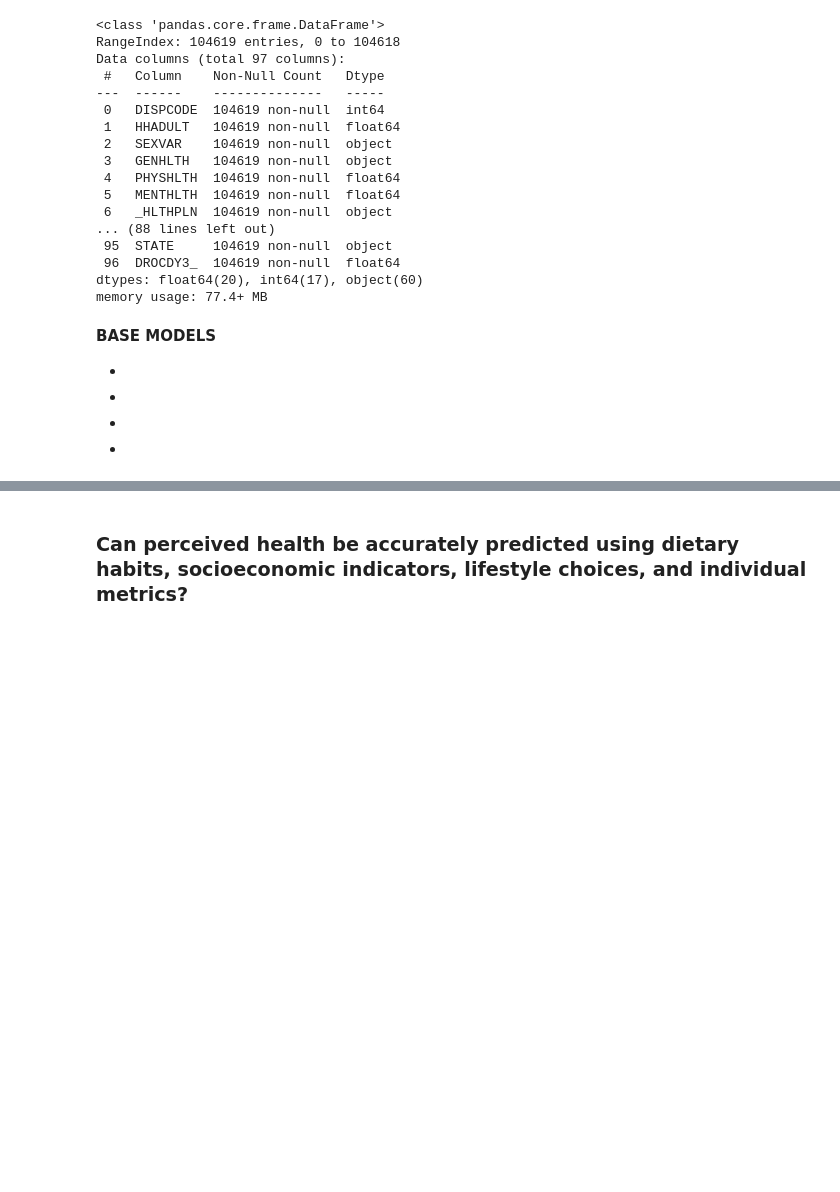
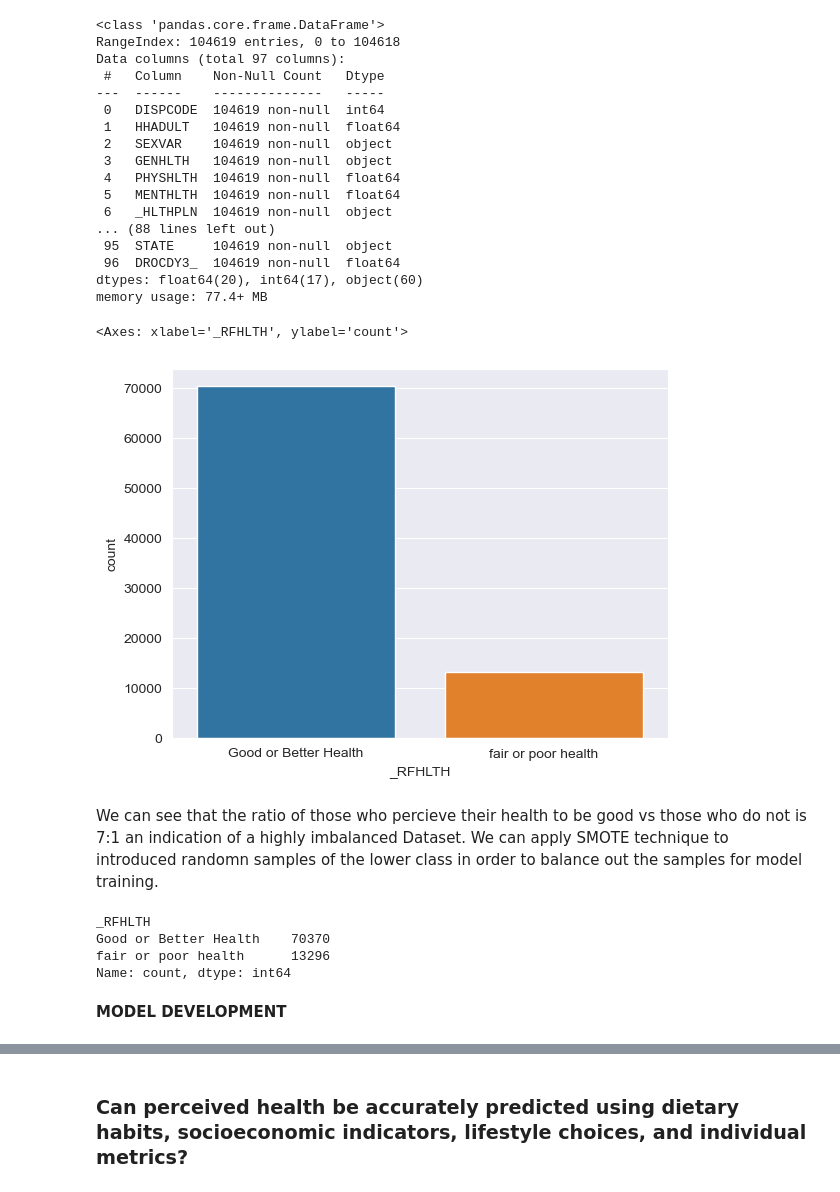
Before and after one commit to OBINNADINNEYA/BRFSS_BIGDATA_PROJECT, a Jupyter notebook: MODEL BUILDING.ipynb, the cells around one changed output, grey strips where cells are left out. Cells and saved outputs as stored; diff of their text form; code cells hidden in the pictures; blank space fills up the shorter version.

Commit message:
edited EDA and cleaning notebooks and model building

```diff
--- a/MODEL BUILDING.ipynb
+++ b/MODEL BUILDING.ipynb
@@ -52,12 +55,23 @@ Data columns (total 97 columns):
  96  DROCDY3_  104619 non-null  float64
 dtypes: float64(20), int64(17), object(60)
 memory usage: 77.4+ MB
-# %% [markdown]
-**BASE MODELS**
-
--
--
--
--
+# %%
+#Balance of the Dataset
+sns.set_style('darkgrid')
+sns.countplot(x=model_train['_RFHLTH'])
+# %% [output]
+<Axes: xlabel='_RFHLTH', ylabel='count'>
+[figure, added]
+# %% [markdown]
+We can see that the ratio of those who percieve their health to be good vs those who do not is 7:1 an indication of a highly imbalanced Dataset. We can apply SMOTE technique to introduced randomn samples of the lower class in order to balance out the samples for model training.
+# %%
+model_train['_RFHLTH'].value_counts()
+# %% [output]
+_RFHLTH
+Good or Better Health    70370
+fair or poor health      13296
+Name: count, dtype: int64
+# %% [markdown]
+**MODEL DEVELOPMENT**
 # %%
 from sklearn.model_selection import train_test_split
```
Also changed, not shown: parts of 17 cells of this notebook.
